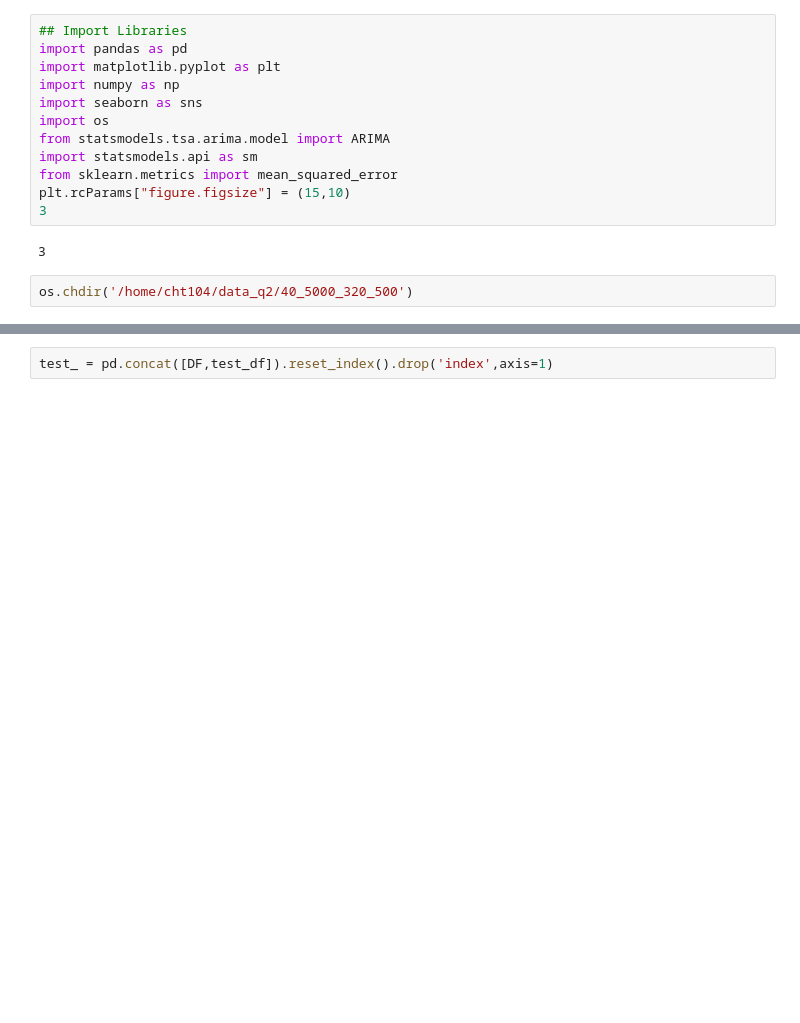
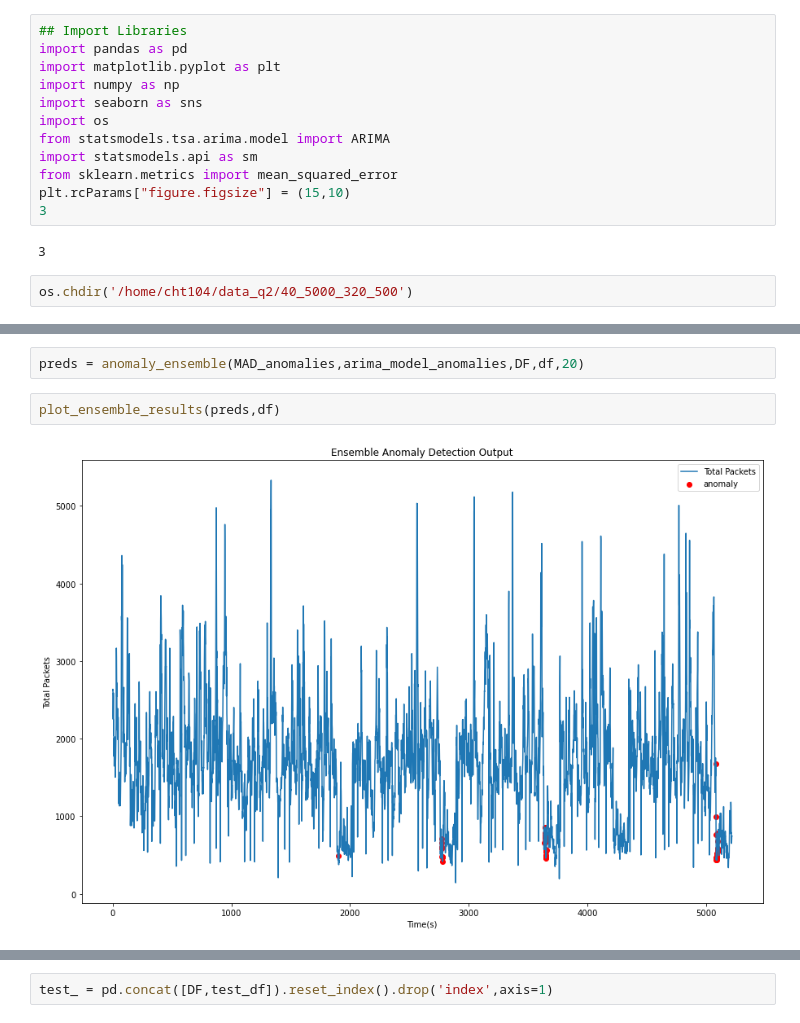
Before and after one commit to tatummaston/anomaly_detection_playgound, a Jupyter notebook: 40_5000_160_1250.ipynb, the cells around one changed output, grey strips where cells are left out. Cells and saved outputs as stored; diff of their text form; blank space fills up the shorter version.

```diff
--- a/40_5000_160_1250.ipynb
+++ b/40_5000_160_1250.ipynb
@@ -16,0 +142,6 @@ os.chdir('/home/cht104/data_q2/40_5000_320_500')
+# %%
+preds = anomaly_ensemble(MAD_anomalies,arima_model_anomalies,DF,df,20)
+# %%
+plot_ensemble_results(preds,df)
+# %% [output]
+[figure, added]
```
Also changed, not shown: parts of 8 cells of this notebook, 3 other files.
